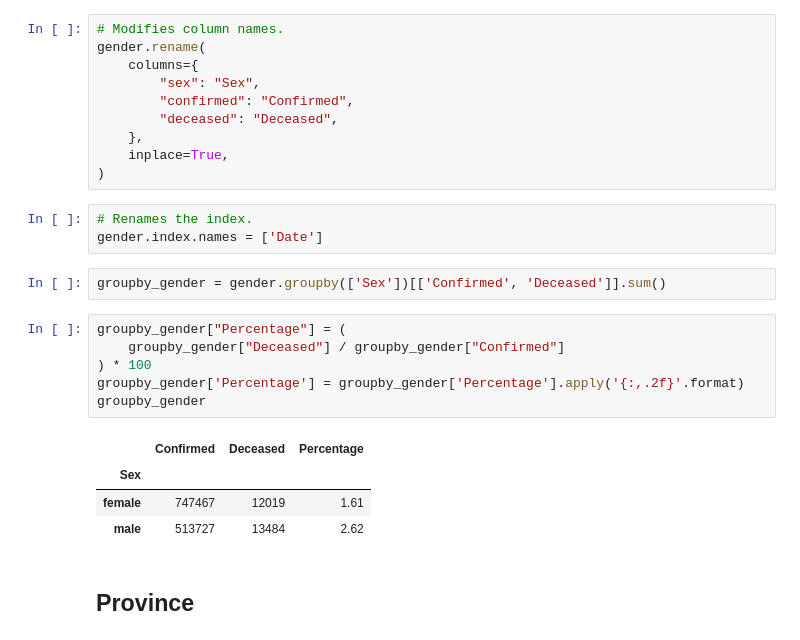
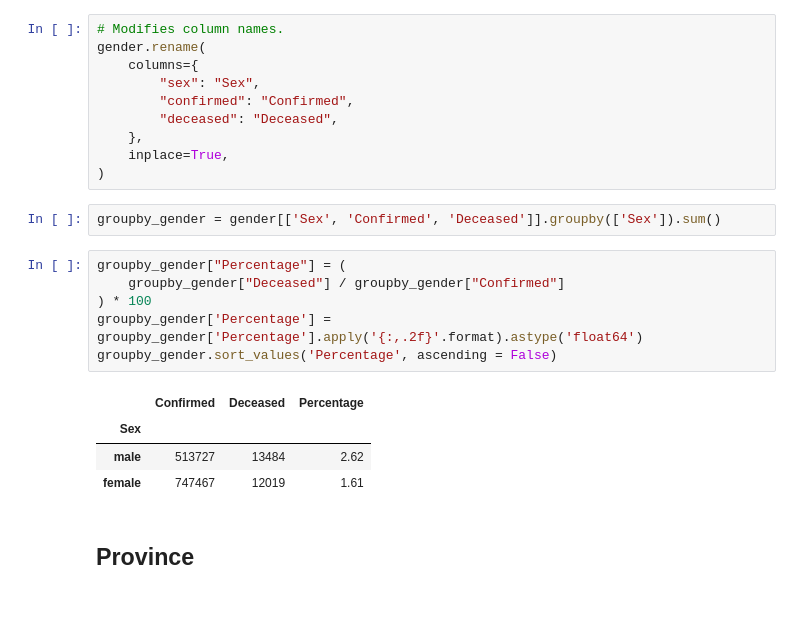
Before and after one commit to KevinNourian/COVID19, a Jupyter notebook: COVID19.ipynb, the cells around one changed output. Drawn from its saved outputs; the diff is of its cells as text; blank space fills up the shorter version.

```diff
--- a/COVID19.ipynb
+++ b/COVID19.ipynb
@@ -133,22 +83,19 @@ gender.rename(
     },
     inplace=True,
 )
-# %%
-# Renames the index.
-gender.index.names = ['Date']
-# %%
-groupby_gender = gender.groupby(['Sex'])[['Confirmed', 'Deceased']].sum()
+# %%
+groupby_gender = gender[['Sex', 'Confirmed', 'Deceased']].groupby(['Sex']).sum()
 # %%
 groupby_gender["Percentage"] = (
     groupby_gender["Deceased"] / groupby_gender["Confirmed"]
 ) * 100
-groupby_gender['Percentage'] = groupby_gender['Percentage'].apply('{:,.2f}'.format)
-groupby_gender
+groupby_gender['Percentage'] = groupby_gender['Percentage'].apply('{:,.2f}'.format).astype('float64')
+groupby_gender.sort_values('Percentage', ascending = False)
 # %% [output]
 |  | Confirmed | Deceased | Percentage |
 | Sex |  |  |  |
+| male | 513727 | 13484 | 2.62 |
 | female | 747467 | 12019 | 1.61 |
-| male | 513727 | 13484 | 2.62 |
 # %% [markdown]
 ## Province
 # %%
```
Also changed, not shown: parts of 19 cells of this notebook.
